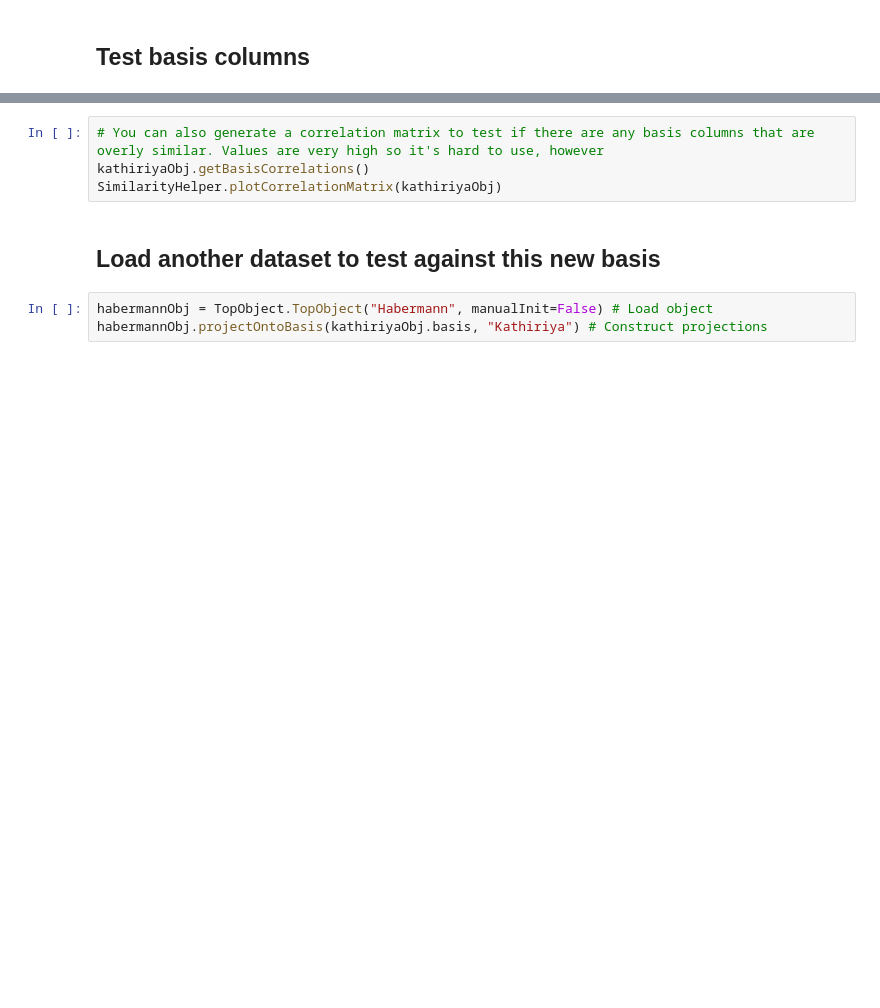
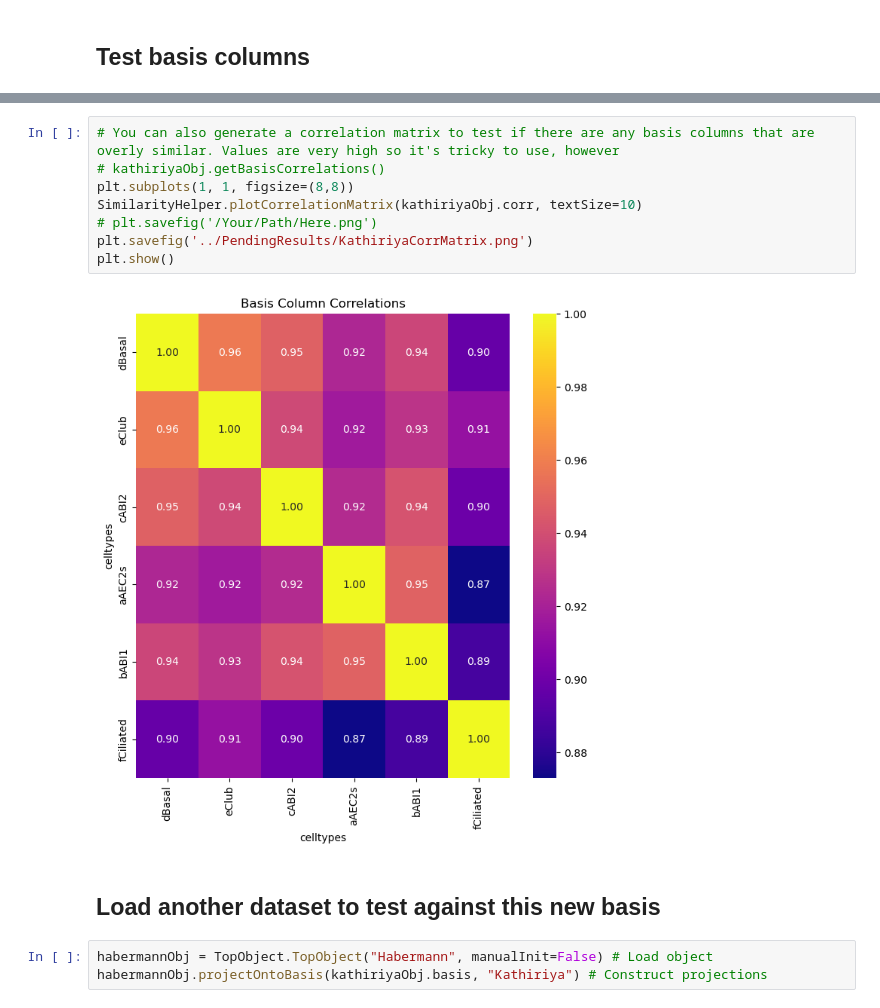
Before and after one commit to EitanVilker/Transdifferentiating-AT2, a Jupyter notebook: scTOP Vignette 2- Constructing Reference Bases.ipynb, the cells around one changed output, grey strips where cells are left out. Cells and saved outputs as stored; diff of their text form; blank space fills up the shorter version.

Commit message:
Finished touching up graphing functions to be compatible with TopObject class and writing vignettes

```diff
--- a/scTOP Vignette 2- Constructing Reference Bases.ipynb
+++ b/scTOP Vignette 2- Constructing Reference Bases.ipynb
@@ -26,7 +77,13 @@ kathiriyaObj.testBasis()
 # %%
-# You can also generate a correlation matrix to test if there are any basis columns that are overly similar. Values are very high so it's hard to use, however
-kathiriyaObj.getBasisCorrelations()
-SimilarityHelper.plotCorrelationMatrix(kathiriyaObj)
+# You can also generate a correlation matrix to test if there are any basis columns that are overly similar. Values are very high so it's tricky to use, however
+# kathiriyaObj.getBasisCorrelations()
+plt.subplots(1, 1, figsize=(8,8))
+SimilarityHelper.plotCorrelationMatrix(kathiriyaObj.corr, textSize=10)
+# plt.savefig('/Your/Path/Here.png')
+plt.savefig('../PendingResults/KathiriyaCorrMatrix.png')
+plt.show()
+# %% [output]
+[figure, added]
 # %% [markdown]
 ## Load another dataset to test against this new basis
 # %%
```
Also changed, not shown: parts of 7 cells of this notebook, 3 other files.
